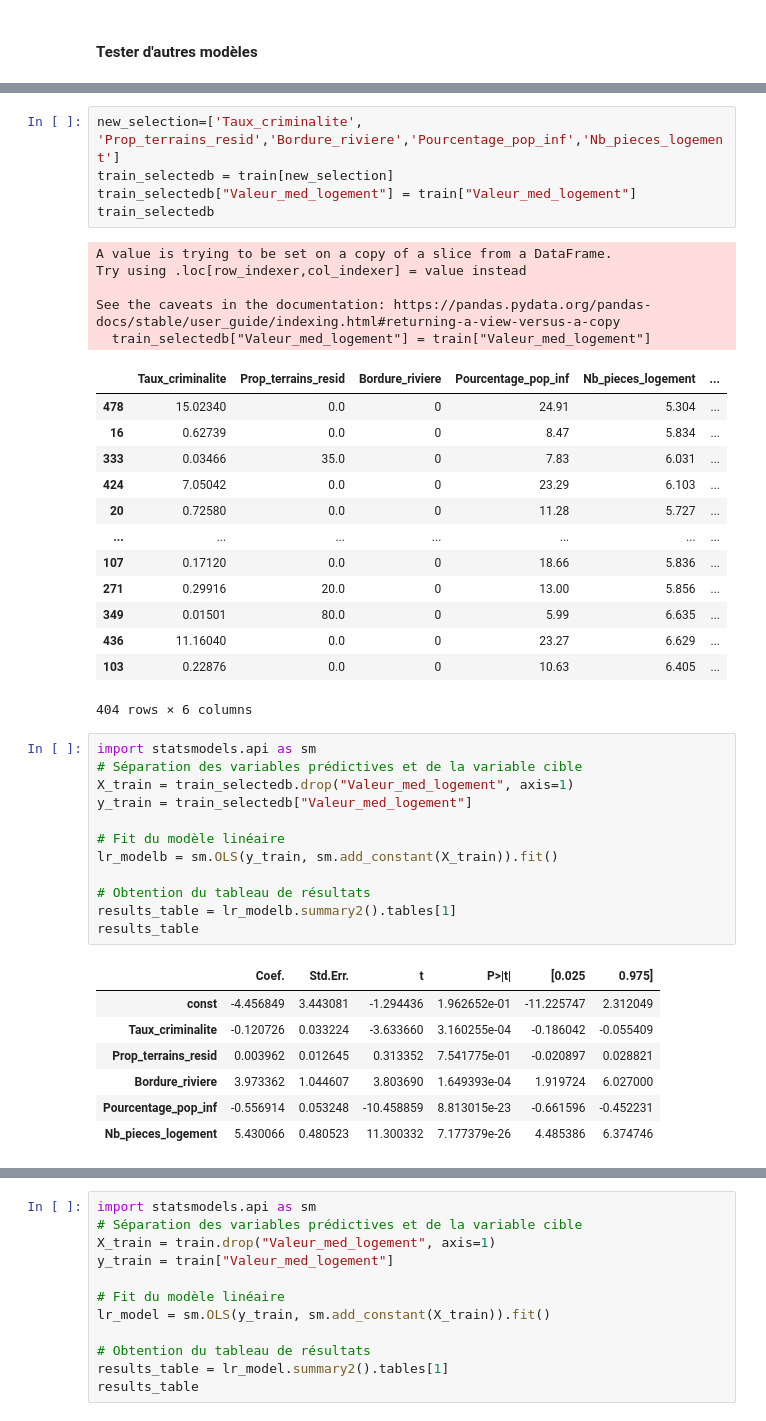
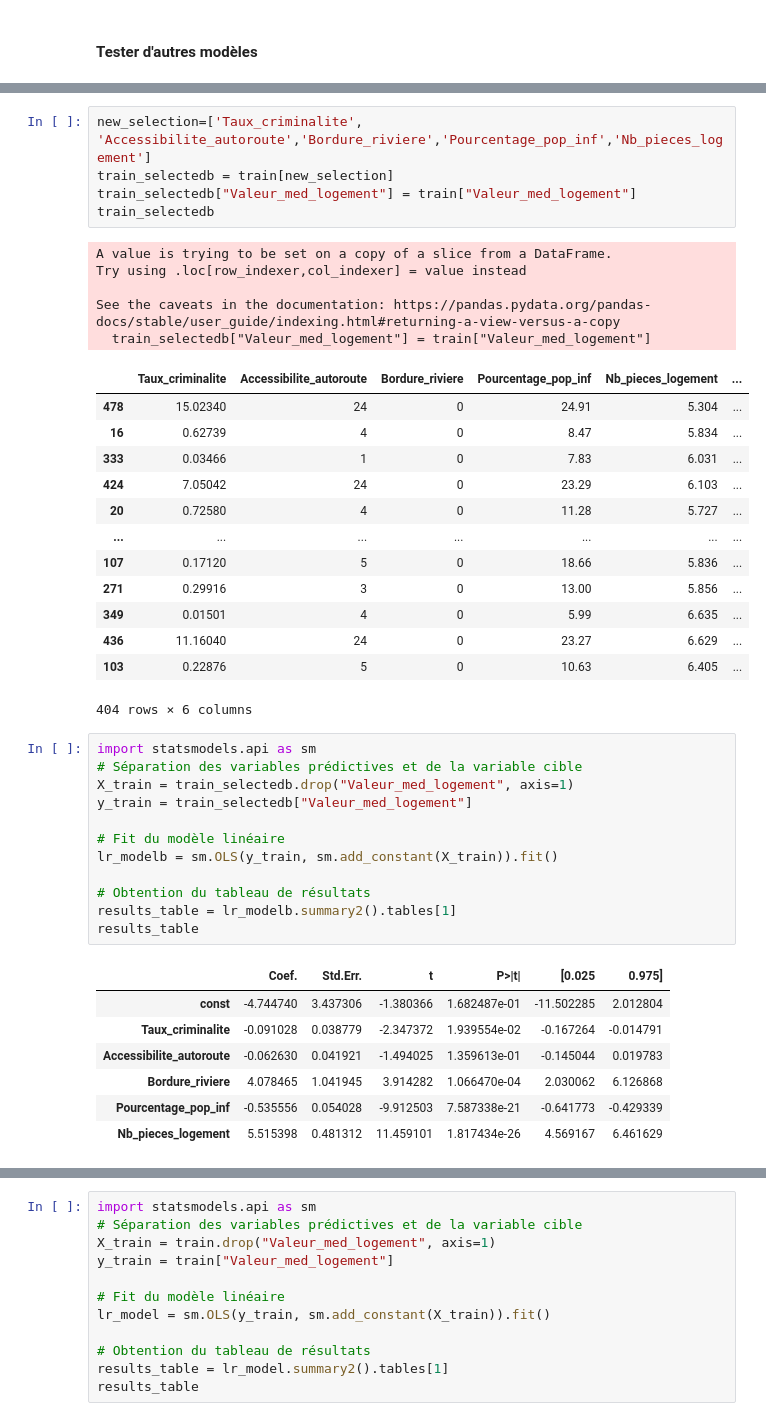
Before and after one commit to Patricia-ENGOME/Linear_Regression_Boston_Housing, a Jupyter notebook: Linear_Regression_Boston_Housing.ipynb, the cells around one changed output, grey strips where cells are left out. Drawn from its saved outputs; the diff is of its cells as text.

```diff
--- a/Linear_Regression_Boston_Housing.ipynb
+++ b/Linear_Regression_Boston_Housing.ipynb
@@ -581,26 +617,26 @@ plt.show()
 # %%
-new_selection=['Taux_criminalite', 'Prop_terrains_resid','Bordure_riviere','Pourcentage_pop_inf','Nb_pieces_logement']
+new_selection=['Taux_criminalite', 'Accessibilite_autoroute','Bordure_riviere','Pourcentage_pop_inf','Nb_pieces_logement']
 train_selectedb = train[new_selection]
 train_selectedb["Valeur_med_logement"] = train["Valeur_med_logement"]
 train_selectedb
 # %% [output]
 A value is trying to be set on a copy of a slice from a DataFrame.
 Try using .loc[row_indexer,col_indexer] = value instead
 
 See the caveats in the documentation: https://pandas.pydata.org/pandas-docs/stable/user_guide/indexing.html#returning-a-view-versus-a-copy
   train_selectedb["Valeur_med_logement"] = train["Valeur_med_logement"]
-|  | Taux_criminalite | Prop_terrains_resid | Bordure_riviere | Pourcentage_pop_inf | Nb_pieces_logement | ... |
-| 478 | 15.02340 | 0.0 | 0 | 24.91 | 5.304 | ... |
-| 16 | 0.62739 | 0.0 | 0 | 8.47 | 5.834 | ... |
-| 333 | 0.03466 | 35.0 | 0 | 7.83 | 6.031 | ... |
-| 424 | 7.05042 | 0.0 | 0 | 23.29 | 6.103 | ... |
-| 20 | 0.72580 | 0.0 | 0 | 11.28 | 5.727 | ... |
+|  | Taux_criminalite | Accessibilite_autoroute | Bordure_riviere | Pourcentage_pop_inf | Nb_pieces_logement | ... |
+| 478 | 15.02340 | 24 | 0 | 24.91 | 5.304 | ... |
+| 16 | 0.62739 | 4 | 0 | 8.47 | 5.834 | ... |
+| 333 | 0.03466 | 1 | 0 | 7.83 | 6.031 | ... |
+| 424 | 7.05042 | 24 | 0 | 23.29 | 6.103 | ... |
+| 20 | 0.72580 | 4 | 0 | 11.28 | 5.727 | ... |
 | ... | ... | ... | ... | ... | ... | ... |
-| 107 | 0.17120 | 0.0 | 0 | 18.66 | 5.836 | ... |
-| 271 | 0.29916 | 20.0 | 0 | 13.00 | 5.856 | ... |
-| 349 | 0.01501 | 80.0 | 0 | 5.99 | 6.635 | ... |
-| 436 | 11.16040 | 0.0 | 0 | 23.27 | 6.629 | ... |
-| 103 | 0.22876 | 0.0 | 0 | 10.63 | 6.405 | ... |
+| 107 | 0.17120 | 5 | 0 | 18.66 | 5.836 | ... |
+| 271 | 0.29916 | 3 | 0 | 13.00 | 5.856 | ... |
+| 349 | 0.01501 | 4 | 0 | 5.99 | 6.635 | ... |
+| 436 | 11.16040 | 24 | 0 | 23.27 | 6.629 | ... |
+| 103 | 0.22876 | 5 | 0 | 10.63 | 6.405 | ... |
 404 rows × 6 columns
 # %%
 import statsmodels.api as sm
@@ -616,12 +652,12 @@ results_table = lr_modelb.summary2().tables[1]
 results_table
 # %% [output]
 |  | Coef. | Std.Err. | t | P>|t| | [0.025 | 0.975] |
-| const | -4.456849 | 3.443081 | -1.294436 | 1.962652e-01 | -11.225747 | 2.312049 |
-| Taux_criminalite | -0.120726 | 0.033224 | -3.633660 | 3.160255e-04 | -0.186042 | -0.055409 |
-| Prop_terrains_resid | 0.003962 | 0.012645 | 0.313352 | 7.541775e-01 | -0.020897 | 0.028821 |
-| Bordure_riviere | 3.973362 | 1.044607 | 3.803690 | 1.649393e-04 | 1.919724 | 6.027000 |
-| Pourcentage_pop_inf | -0.556914 | 0.053248 | -10.458859 | 8.813015e-23 | -0.661596 | -0.452231 |
-| Nb_pieces_logement | 5.430066 | 0.480523 | 11.300332 | 7.177379e-26 | 4.485386 | 6.374746 |
+| const | -4.744740 | 3.437306 | -1.380366 | 1.682487e-01 | -11.502285 | 2.012804 |
+| Taux_criminalite | -0.091028 | 0.038779 | -2.347372 | 1.939554e-02 | -0.167264 | -0.014791 |
+| Accessibilite_autoroute | -0.062630 | 0.041921 | -1.494025 | 1.359613e-01 | -0.145044 | 0.019783 |
+| Bordure_riviere | 4.078465 | 1.041945 | 3.914282 | 1.066470e-04 | 2.030062 | 6.126868 |
+| Pourcentage_pop_inf | -0.535556 | 0.054028 | -9.912503 | 7.587338e-21 | -0.641773 | -0.429339 |
+| Nb_pieces_logement | 5.515398 | 0.481312 | 11.459101 | 1.817434e-26 | 4.569167 | 6.461629 |
 # %%
 lr_modelb.summary2().tables[0]
 # %% [output]
```
Also changed, not shown: parts of 23 cells of this notebook.
